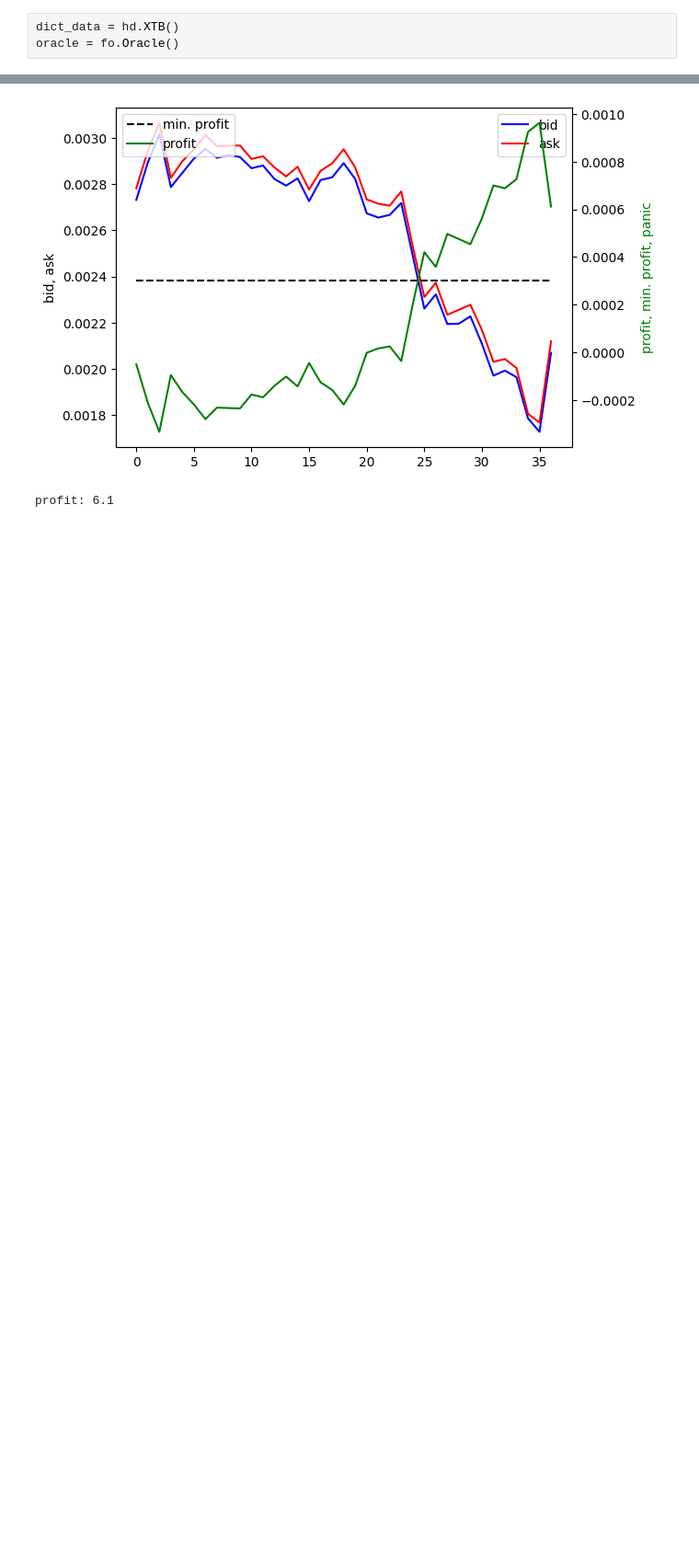
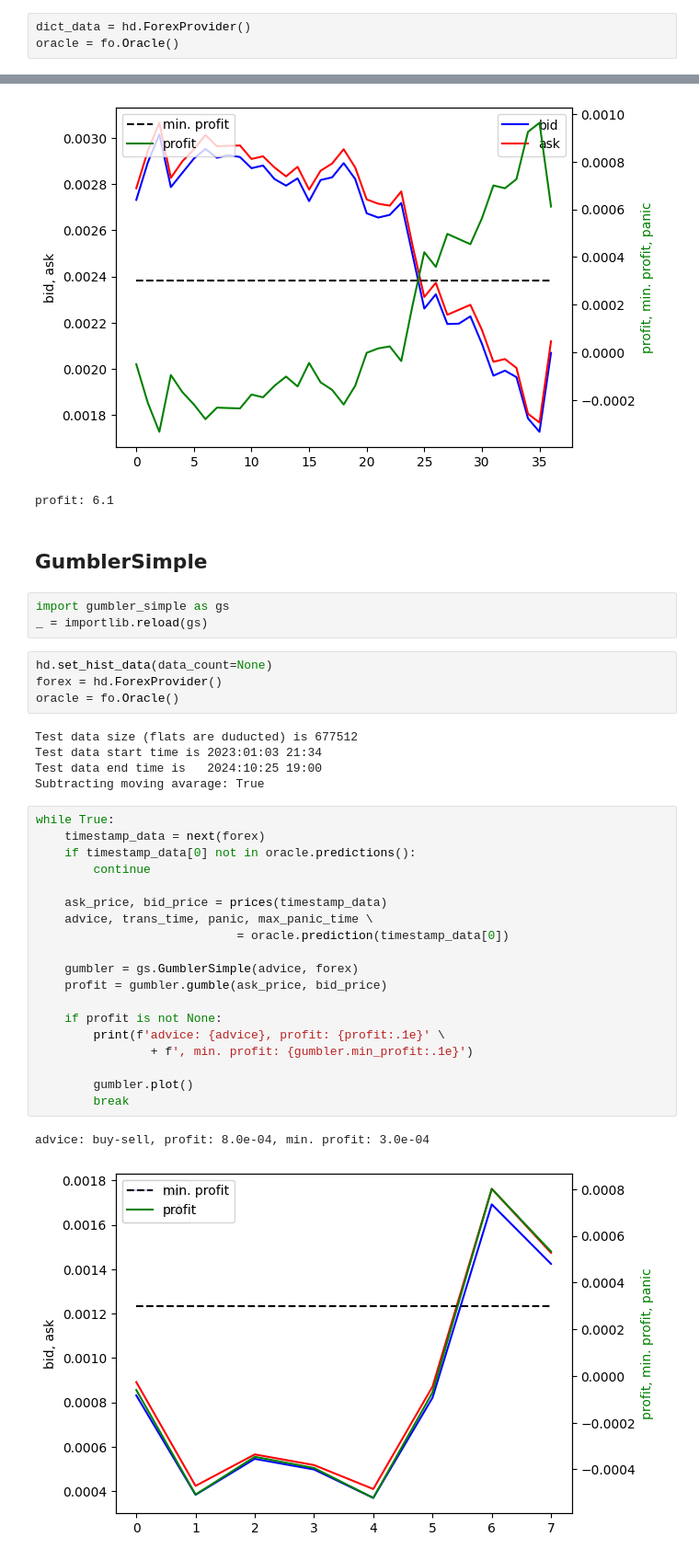
Before and after one commit to stefanzarembinski/szx81, a Jupyter notebook: src/forecast.ipynb, the cells around one changed output, grey strips where cells are left out. Shown at 92% size. Drawn from its saved outputs; the diff is of its cells as text; blank space fills up the shorter version.

```diff
--- a/src/forecast.ipynb
+++ b/src/forecast.ipynb
@@ -50,7 +50,7 @@ PANIC_THRESHOLD = co.config.PANIC_THRESHOLD
 FORECAST_WINDOW = co.config.FORECAST_WINDOW
 RISK_FACTOR = 0.7
 # %%
-dict_data = hd.XTB()
+dict_data = hd.ForexProvider()
 oracle = fo.Oracle()
 # %%
 def prices(data):
@@ -148,3 +148,39 @@ while True:
 # %% [output]
 [figure]
 profit: 6.1
+# %% [markdown]
+## GumblerSimple
+# %%
+import gumbler_simple as gs
+_ = importlib.reload(gs)
+# %%
+hd.set_hist_data(data_count=None)
+forex = hd.ForexProvider()
+oracle = fo.Oracle()
+# %% [output]
+Test data size (flats are duducted) is 677512
+Test data start time is 2023:01:03 21:34
+Test data end time is   2024:10:25 19:00
+Subtracting moving avarage: True
+# %%
+while True:
+    timestamp_data = next(forex)
+    if timestamp_data[0] not in oracle.predictions():
+        continue
+
+    ask_price, bid_price = prices(timestamp_data)
+    advice, trans_time, panic, max_panic_time \
+                            = oracle.prediction(timestamp_data[0])
+
+    gumbler = gs.GumblerSimple(advice, forex)
+    profit = gumbler.gumble(ask_price, bid_price)
+
+    if profit is not None:
+        print(f'advice: {advice}, profit: {profit:.1e}' \
+                + f', min. profit: {gumbler.min_profit:.1e}')
+
+        gumbler.plot()
+        break
+# %% [output]
+advice: buy-sell, profit: 8.0e-04, min. profit: 3.0e-04
+[figure, added]
```
Also changed, not shown: parts of 3 cells of this notebook, 3 other files.
